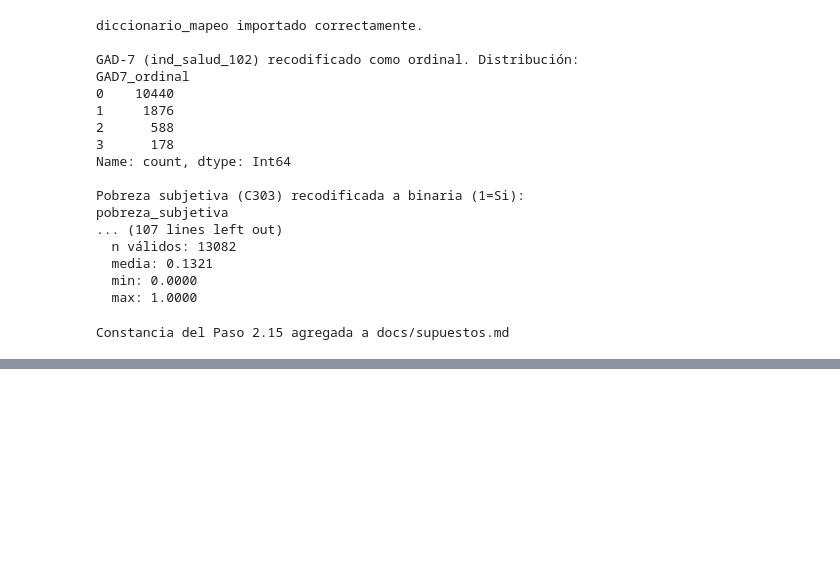
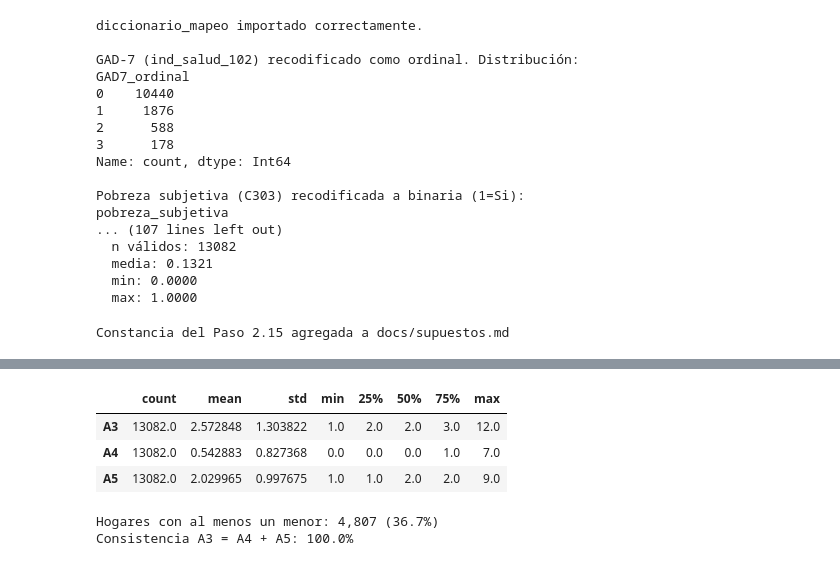
Before and after one commit to AnaTuPatrona/DataJamDistrital_Bogota2026, a Jupyter notebook: scripts/notebooks/02_indices.ipynb, the cells around one changed output, grey strips where cells are left out. Drawn from its saved outputs; the diff is of its cells as text; code cells hidden in the pictures; blank space fills up the shorter version.

```diff
--- a/scripts/notebooks/02_indices.ipynb
+++ b/scripts/notebooks/02_indices.ipynb
@@ -1999,0 +2171,31 @@ Constancia del Paso 2.15 agregada a docs/supuestos.md
+# %%
+for col in ["A3", "A4", "A5"]:
+    df[col] = pd.to_numeric(df[col], errors="coerce")
+
+assert df[["A3", "A4", "A5"]].notna().all().all(), (
+    "A3/A4/A5 contienen nulos o valores no numéricos."
+)
+assert (df[["A3", "A4", "A5"]] >= 0).all().all(), (
+    "Se encontraron valores negativos en composición del hogar."
+)
+
+consistencia_hogar = (df["A3"] == (df["A4"] + df["A5"]))
+assert consistencia_hogar.all(), (
+    f"A3 != A4 + A5 en {(~consistencia_hogar).sum()} registros."
+)
+
+df["hogar_con_menores"] = (df["A4"] > 0).astype(int)
+
+display(df[["A3", "A4", "A5"]].describe().T)
+print(
+    f"Hogares con al menos un menor: {df['hogar_con_menores'].sum():,} "
+    f"({df['hogar_con_menores'].mean()*100:.1f}%)"
+)
+print(f"Consistencia A3 = A4 + A5: {consistencia_hogar.mean()*100:.1f}%")
+# %% [output]
+|  | count | mean | std | min | 25% | 50% | 75% | max |
+| A3 | 13082.0 | 2.572848 | 1.303822 | 1.0 | 2.0 | 2.0 | 3.0 | 12.0 |
+| A4 | 13082.0 | 0.542883 | 0.827368 | 0.0 | 0.0 | 0.0 | 1.0 | 7.0 |
+| A5 | 13082.0 | 2.029965 | 0.997675 | 1.0 | 1.0 | 2.0 | 2.0 | 9.0 |
+Hogares con al menos un menor: 4,807 (36.7%)
+Consistencia A3 = A4 + A5: 100.0%
```
Also changed, not shown: parts of 11 cells of this notebook, 10 other files.
